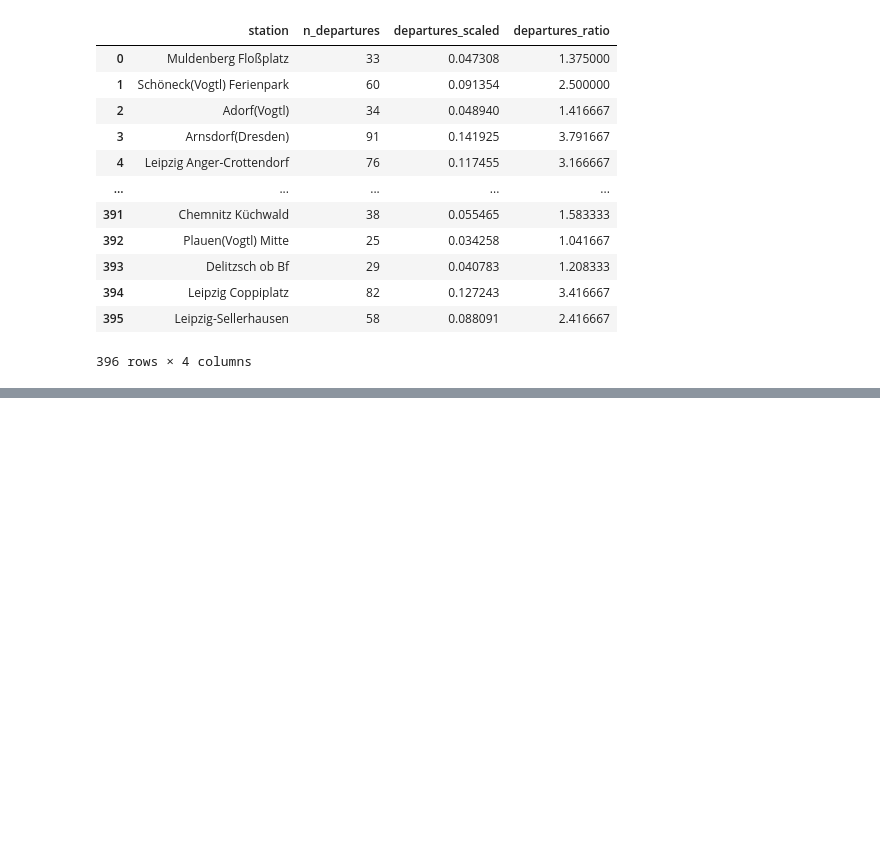
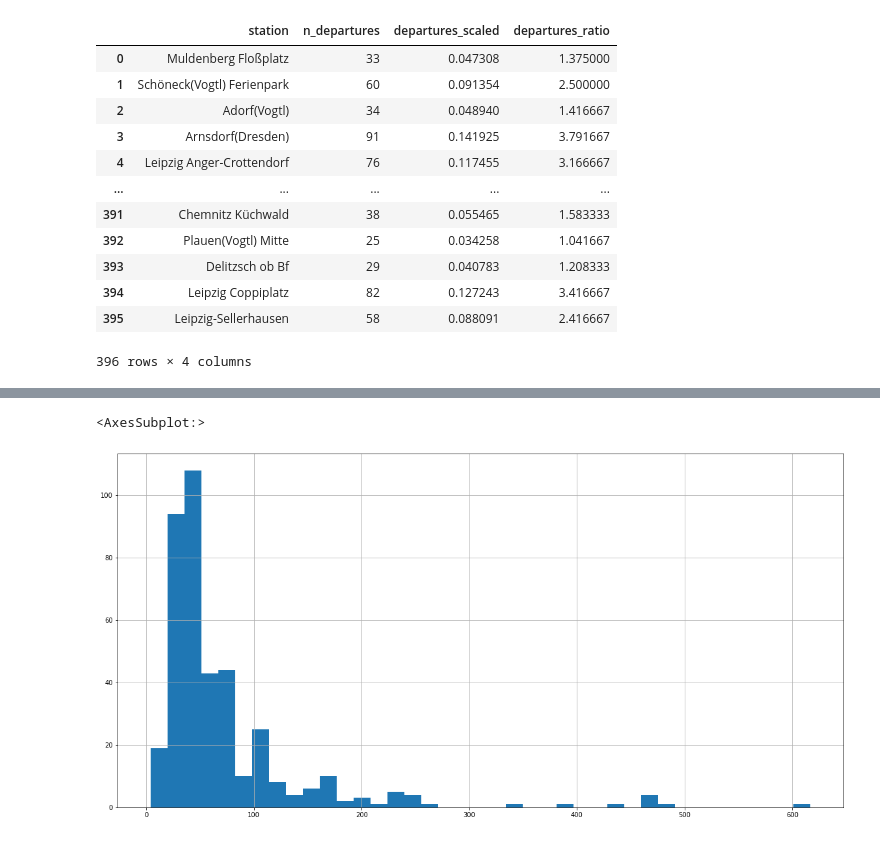
Before and after one commit to rbergm/git-seminar, a Jupyter notebook: src/main/python/Station evaluation.ipynb, the cells around one changed output, grey strips where cells are left out. Saved outputs shown, nothing was run; the diff lists cells and outputs as text; code cells hidden in the pictures; blank space fills up the shorter version.

Commit message:
Short data analysis for static routing/station data

```diff
--- a/src/main/python/Station evaluation.ipynb
+++ b/src/main/python/Station evaluation.ipynb
@@ -146,0 +153,4 @@ df.to_csv("timetables/station_departures.csv", index=False)
+# %%
+import pandas as pd
+dep_df = pd.read_csv("timetables/station_departures.csv")
+dep_df
@@ -146,0 +171,5 @@ df.to_csv("timetables/station_departures.csv", index=False)
+# %%
+dep_df.n_departures.hist(bins=int(len(dep_df) / 10), figsize=(20, 10))
+# %% [output]
+<AxesSubplot:>
+[figure, added]
```
Also changed, not shown: parts of 12 cells of this notebook, 1 other file.
